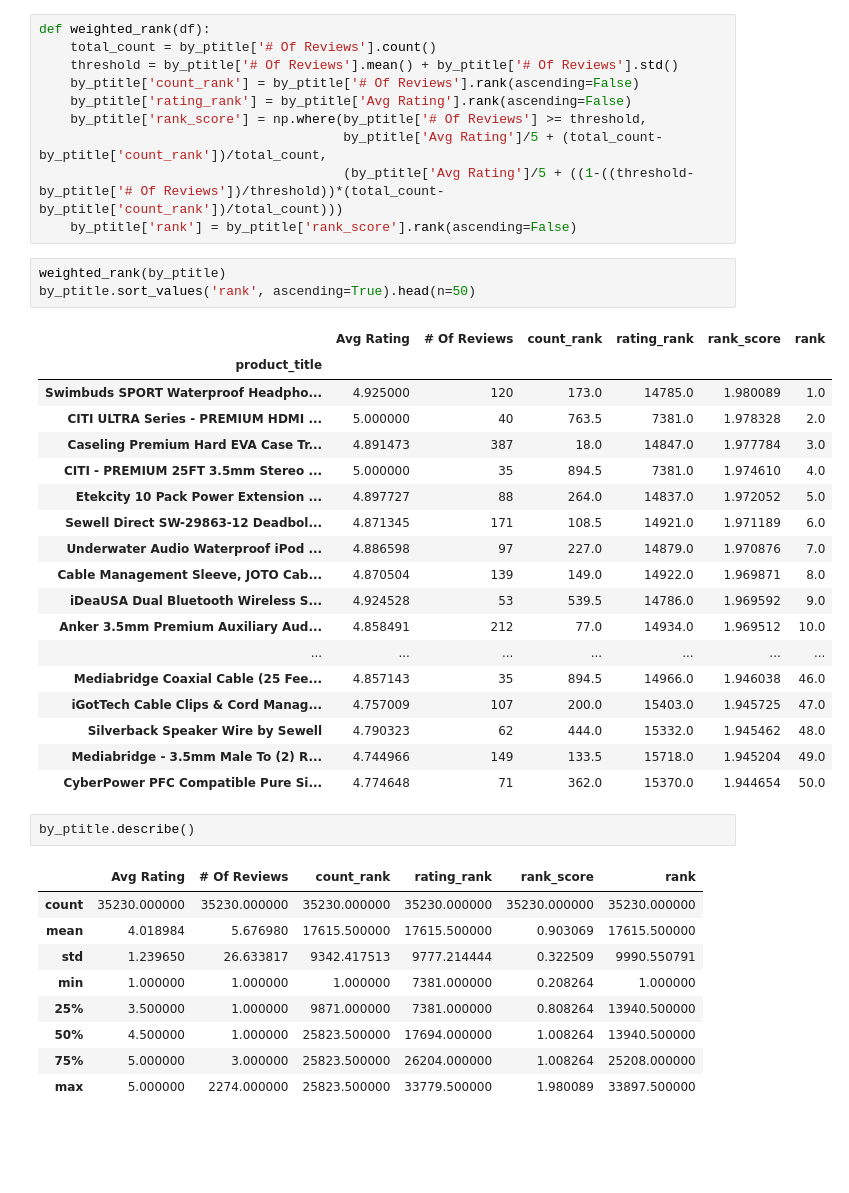
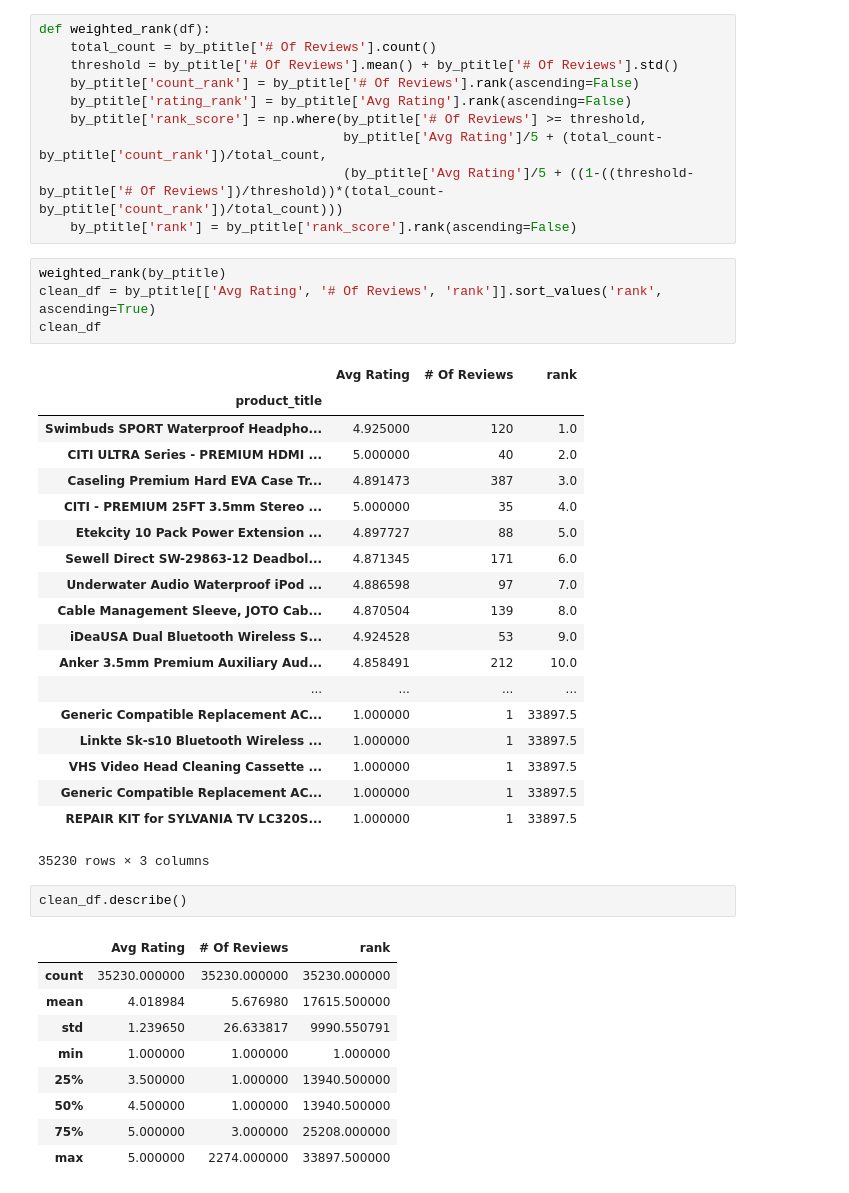
Before and after one commit to zl2723/DA-project, a Jupyter notebook: elec_database.ipynb, the cells around one changed output. Drawn from its saved outputs; the diff is of its cells as text; blank space fills up the shorter version.

```diff
--- a/elec_database.ipynb
+++ b/elec_database.ipynb
@@ -34,35 +34,37 @@ def weighted_rank(df):
     by_ptitle['rank'] = by_ptitle['rank_score'].rank(ascending=False)
 # %%
 weighted_rank(by_ptitle)
-by_ptitle.sort_values('rank', ascending=True).head(n=50)
+clean_df = by_ptitle[['Avg Rating', '# Of Reviews', 'rank']].sort_values('rank', ascending=True)
+clean_df
 # %% [output]
-|  | Avg Rating | # Of Reviews | count_rank | rating_rank | rank_score | rank |
-| product_title |  |  |  |  |  |  |
-| Swimbuds SPORT Waterproof Headpho... | 4.925000 | 120 | 173.0 | 14785.0 | 1.980089 | 1.0 |
-| CITI ULTRA Series - PREMIUM HDMI ... | 5.000000 | 40 | 763.5 | 7381.0 | 1.978328 | 2.0 |
-| Caseling Premium Hard EVA Case Tr... | 4.891473 | 387 | 18.0 | 14847.0 | 1.977784 | 3.0 |
-| CITI - PREMIUM 25FT 3.5mm Stereo ... | 5.000000 | 35 | 894.5 | 7381.0 | 1.974610 | 4.0 |
-| Etekcity 10 Pack Power Extension ... | 4.897727 | 88 | 264.0 | 14837.0 | 1.972052 | 5.0 |
-| Sewell Direct SW-29863-12 Deadbol... | 4.871345 | 171 | 108.5 | 14921.0 | 1.971189 | 6.0 |
-| Underwater Audio Waterproof iPod ... | 4.886598 | 97 | 227.0 | 14879.0 | 1.970876 | 7.0 |
-| Cable Management Sleeve, JOTO Cab... | 4.870504 | 139 | 149.0 | 14922.0 | 1.969871 | 8.0 |
-| iDeaUSA Dual Bluetooth Wireless S... | 4.924528 | 53 | 539.5 | 14786.0 | 1.969592 | 9.0 |
-| Anker 3.5mm Premium Auxiliary Aud... | 4.858491 | 212 | 77.0 | 14934.0 | 1.969512 | 10.0 |
-| ... | ... | ... | ... | ... | ... | ... |
-| Mediabridge Coaxial Cable (25 Fee... | 4.857143 | 35 | 894.5 | 14966.0 | 1.946038 | 46.0 |
-| iGotTech Cable Clips & Cord Manag... | 4.757009 | 107 | 200.0 | 15403.0 | 1.945725 | 47.0 |
-| Silverback Speaker Wire by Sewell | 4.790323 | 62 | 444.0 | 15332.0 | 1.945462 | 48.0 |
-| Mediabridge - 3.5mm Male To (2) R... | 4.744966 | 149 | 133.5 | 15718.0 | 1.945204 | 49.0 |
-| CyberPower PFC Compatible Pure Si... | 4.774648 | 71 | 362.0 | 15370.0 | 1.944654 | 50.0 |
+|  | Avg Rating | # Of Reviews | rank |
+| product_title |  |  |  |
+| Swimbuds SPORT Waterproof Headpho... | 4.925000 | 120 | 1.0 |
+| CITI ULTRA Series - PREMIUM HDMI ... | 5.000000 | 40 | 2.0 |
+| Caseling Premium Hard EVA Case Tr... | 4.891473 | 387 | 3.0 |
+| CITI - PREMIUM 25FT 3.5mm Stereo ... | 5.000000 | 35 | 4.0 |
+| Etekcity 10 Pack Power Extension ... | 4.897727 | 88 | 5.0 |
+| Sewell Direct SW-29863-12 Deadbol... | 4.871345 | 171 | 6.0 |
+| Underwater Audio Waterproof iPod ... | 4.886598 | 97 | 7.0 |
+| Cable Management Sleeve, JOTO Cab... | 4.870504 | 139 | 8.0 |
+| iDeaUSA Dual Bluetooth Wireless S... | 4.924528 | 53 | 9.0 |
+| Anker 3.5mm Premium Auxiliary Aud... | 4.858491 | 212 | 10.0 |
+| ... | ... | ... | ... |
+| Generic Compatible Replacement AC... | 1.000000 | 1 | 33897.5 |
+| Linkte Sk-s10 Bluetooth Wireless ... | 1.000000 | 1 | 33897.5 |
+| VHS Video Head Cleaning Cassette ... | 1.000000 | 1 | 33897.5 |
+| Generic Compatible Replacement AC... | 1.000000 | 1 | 33897.5 |
+| REPAIR KIT for SYLVANIA TV LC320S... | 1.000000 | 1 | 33897.5 |
+35230 rows × 3 columns
 # %%
-by_ptitle.describe()
+clean_df.describe()
 # %% [output]
-|  | Avg Rating | # Of Reviews | count_rank | rating_rank | rank_score | rank |
-| count | 35230.000000 | 35230.000000 | 35230.000000 | 35230.000000 | 35230.000000 | 35230.000000 |
-| mean | 4.018984 | 5.676980 | 17615.500000 | 17615.500000 | 0.903069 | 17615.500000 |
-| std | 1.239650 | 26.633817 | 9342.417513 | 9777.214444 | 0.322509 | 9990.550791 |
-| min | 1.000000 | 1.000000 | 1.000000 | 7381.000000 | 0.208264 | 1.000000 |
-| 25% | 3.500000 | 1.000000 | 9871.000000 | 7381.000000 | 0.808264 | 13940.500000 |
-| 50% | 4.500000 | 1.000000 | 25823.500000 | 17694.000000 | 1.008264 | 13940.500000 |
-| 75% | 5.000000 | 3.000000 | 25823.500000 | 26204.000000 | 1.008264 | 25208.000000 |
-| max | 5.000000 | 2274.000000 | 25823.500000 | 33779.500000 | 1.980089 | 33897.500000 |
+|  | Avg Rating | # Of Reviews | rank |
+| count | 35230.000000 | 35230.000000 | 35230.000000 |
+| mean | 4.018984 | 5.676980 | 17615.500000 |
+| std | 1.239650 | 26.633817 | 9990.550791 |
+| min | 1.000000 | 1.000000 | 1.000000 |
+| 25% | 3.500000 | 1.000000 | 13940.500000 |
+| 50% | 4.500000 | 1.000000 | 13940.500000 |
+| 75% | 5.000000 | 3.000000 | 25208.000000 |
+| max | 5.000000 | 2274.000000 | 33897.500000 |
```
